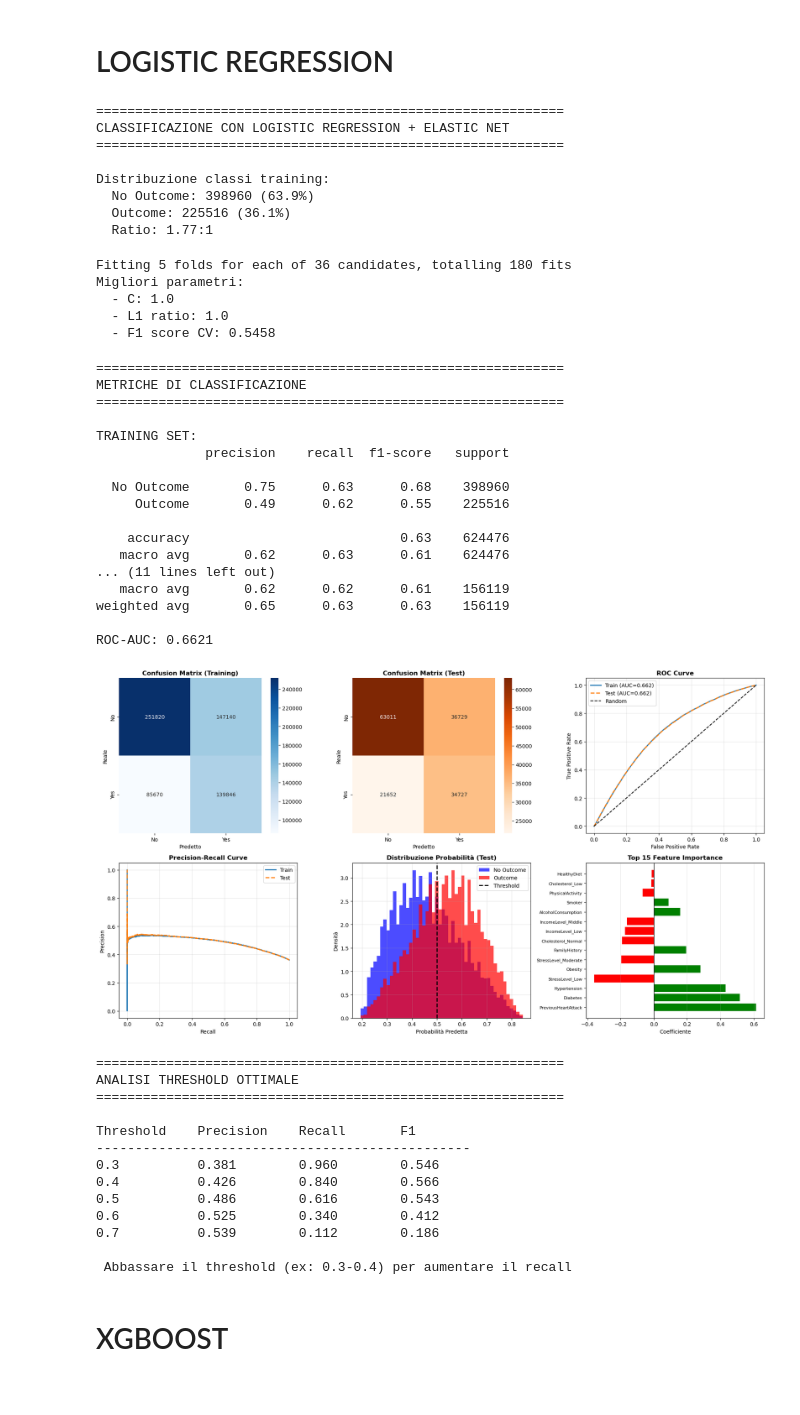
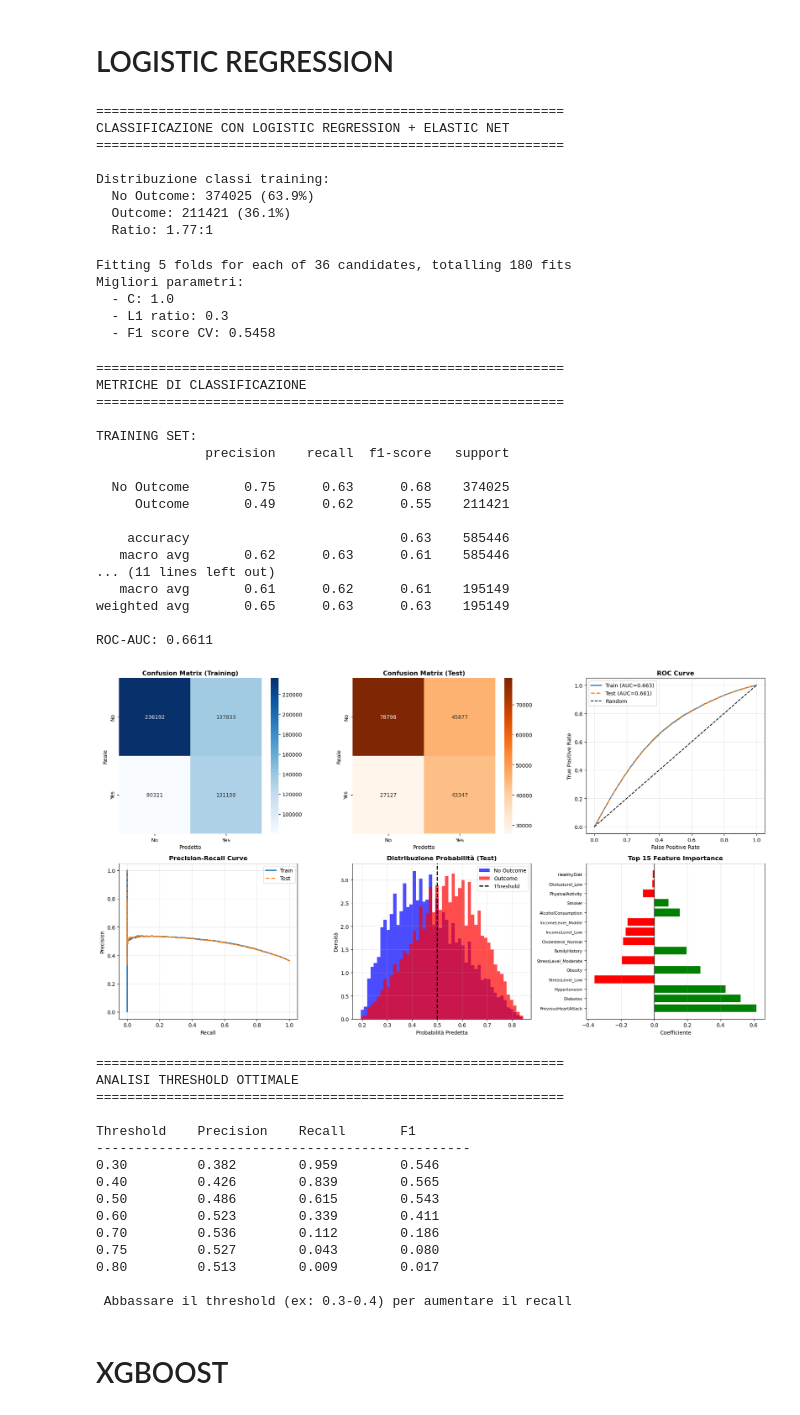
Before and after one commit to miriamsonaglia/Heart-Attack-Prediction-Model, a Jupyter notebook: DataIntensive.ipynb, the cells around one changed output. Cells and saved outputs as stored; diff of their text form; code cells hidden in the pictures.

```diff
--- a/DataIntensive.ipynb
+++ b/DataIntensive.ipynb
@@ -716,7 +676,6 @@ targetCorrelation(dataset, 'PreviousHeartAttack').plot.barh()
 # LOGISTIC REGRESSION
 # %%
 # Setup
-
 X = dataset.drop('Outcome', axis=1)
 y = dataset['Outcome'].astype(int)
 
@@ -731,10 +690,11 @@ preprocessor = ColumnTransformer(
         ('num', StandardScaler(), numeric_features),
         ('cat', OneHotEncoder(drop='first', handle_unknown='ignore'), categorical_features),
         ('bin', 'passthrough', binary_features)
-    ])
+    ]
+)
 
 X_train, X_test, y_train, y_test = train_test_split(
-    X, y, test_size=0.20, stratify=y, random_state=42
+    X, y, test_size=0.25, stratify=y, random_state=42
 )
 
 print("="*60)
@@ -743,17 +703,17 @@ print("="*60 + "\n")
 
 # Distribuzione classi
 print(f"Distribuzione classi training:")
-print(f"  No Outcome: {np.sum(y_train==0)} ({np.sum(y_train==0)/len(y_train)*100:.1f}%)")
-print(f"  Outcome: {np.sum(y_train==1)} ({np.sum(y_train==1)/len(y_train)*100:.1f}%)")
-print(f"  Ratio: {np.sum(y_train==0)/np.sum(y_train==1):.2f}:1\n")
+print(f"- No Outcome: {np.sum(y_train==0)} ({np.sum(y_train==0)/len(y_train)*100:.1f}%)")
+print(f"- Outcome: {np.sum(y_train==1)} ({np.sum(y_train==1)/len(y_train)*100:.1f}%)")
+print(f"- Ratio: {np.sum(y_train==0)/np.sum(y_train==1):.2f}:1\n")
 # %% [output]
 ============================================================
 CLASSIFICAZIONE CON LOGISTIC REGRESSION + ELASTIC NET
 ============================================================
 
 Distribuzione classi training:
-  No Outcome: 398960 (63.9%)
-  Outcome: 225516 (36.1%)
+  No Outcome: 374025 (63.9%)
+  Outcome: 211421 (36.1%)
   Ratio: 1.77:1
 # %%
 # ========================================
@@ -766,8 +726,8 @@ pipeline = Pipeline([
         solver='saga',
         max_iter=10000,
         random_state=42,
-        class_weight='balanced',  # gestisce lo sbilanciamento
-        n_jobs=-1
+        class_weight='balanced',
+        n_jobs=-1           # comunichi alla libreria joblib (usata da sklearn) di utilizzare tutti i processori/core disponibili sul computer
     ))
 ])
 
@@ -781,7 +741,7 @@ grid_search = GridSearchCV(
     pipeline,
     param_grid,
     cv=5,
-    scoring='f1',  # meglio di accuracy per classi sbilanciate
+    scoring='f1',  # meglio di accuracy per classi sbilanciate (VEDI NOTE!!!!!!!!!)
     n_jobs=-1,
     verbose=1
 )
@@ -789,14 +749,14 @@ grid_search = GridSearchCV(
 grid_search.fit(X_train, y_train)
 
 print(f"Migliori parametri:")
-print(f"  - C: {grid_search.best_params_['classifier__C']}")
-print(f"  - L1 ratio: {grid_search.best_params_['classifier__l1_ratio']}")
-print(f"  - F1 score CV: {grid_search.best_score_:.4f}\n")
+print(f"- C: {grid_search.best_params_['classifier__C']}")
+print(f"- L1 ratio: {grid_search.best_params_['classifier__l1_ratio']}")
+print(f"- F1 score CV: {grid_search.best_score_:.4f}\n")
 # %% [output]
 Fitting 5 folds for each of 36 candidates, totalling 180 fits
 Migliori parametri:
   - C: 1.0
-  - L1 ratio: 1.0
+  - L1 ratio: 0.3
   - F1 score CV: 0.5458
 # %%
 # ========================================
@@ -822,7 +782,7 @@ print(f"ROC-AUC: {roc_auc_score(y_train, y_pred_proba_train):.4f}\n")
 print("TEST SET:")
 print(classification_report(y_test, y_pred_test,
                           target_names=['No Outcome', 'Outcome']))
-print(f"ROC-AUC: {roc_auc_score(y_test, y_pred_proba_test):.4f}\n")
+print(f"ROC-AUC: {roc_auc_score(y_test, y_pred_proba_test):.4f}\n")      # VEDI NOTE!!!!!!!!!!!!!!!!!!!
 # %% [output]
 ============================================================
 METRICHE DI CLASSIFICAZIONE
@@ -831,16 +791,16 @@ METRICHE DI CLASSIFICAZIONE
 TRAINING SET:
               precision    recall  f1-score   support
 
-  No Outcome       0.75      0.63      0.68    398960
-     Outcome       0.49      0.62      0.55    225516
+  No Outcome       0.75      0.63      0.68    374025
+     Outcome       0.49      0.62      0.55    211421
 
-    accuracy                           0.63    624476
-   macro avg       0.62      0.63      0.61    624476
+    accuracy                           0.63    585446
+   macro avg       0.62      0.63      0.61    585446
 ... (11 lines left out)
-   macro avg       0.62      0.62      0.61    156119
-weighted avg       0.65      0.63      0.63    156119
+   macro avg       0.61      0.62      0.61    195149
+weighted avg       0.65      0.63      0.63    195149
 
-ROC-AUC: 0.6621
+ROC-AUC: 0.6611
 # %%
 # ========================================
 # GRAFICI
@@ -923,49 +883,49 @@ coef_df = pd.DataFrame({
 colors = ['green' if x > 0 else 'red' for x in coef_df['Coefficient']]
 axes[1, 2].barh(range(len(coef_df)), coef_df['Coefficient'], color=colors)
 axes[1, 2].set_yticks(range(len(coef_df)))
 axes[1, 2].set_yticklabels(coef_df['Feature'], fontsize=8)
 axes[1, 2].set_xlabel('Coefficiente')
 axes[1, 2].set_title('Top 15 Feature Importance', fontweight='bold')
 axes[1, 2].axvline(0, color='black', linewidth=1)
 axes[1, 2].grid(True, alpha=0.3, axis='x')
 
 plt.tight_layout()
 plt.show()
 
 # ========================================
 # ANALISI THRESHOLD
 # ========================================
 print("\n" + "="*60)
 print("ANALISI THRESHOLD OTTIMALE")
 print("="*60 + "\n")
 
-thresholds = [0.3, 0.4, 0.5, 0.6, 0.7]
+thresholds = [0.3, 0.4, 0.5, 0.6, 0.7, 0.75, 0.8]
 print(f"{'Threshold':<12} {'Precision':<12} {'Recall':<12} {'F1':<12}")
 print("-" * 48)
 
 from sklearn.metrics import precision_score, recall_score, f1_score
 
 for thresh in thresholds:
     y_pred_thresh = (y_pred_proba_test >= thresh).astype(int)
     prec = precision_score(y_test, y_pred_thresh)
     rec = recall_score(y_test, y_pred_thresh)
     f1 = f1_score(y_test, y_pred_thresh)
-    print(f"{thresh:<12.1f} {prec:<12.3f} {rec:<12.3f} {f1:<12.3f}")
-
-print("\n Abbassare il threshold (ex: 0.3-0.4) per aumentare il recall")
+    print(f"{thresh:<12.2f} {prec:<12.3f} {rec:<12.3f} {f1:<12.3f}")
 # %% [output]
-[figure, old version]
+[figure, new version]
 ============================================================
 ANALISI THRESHOLD OTTIMALE
 ============================================================
 
 Threshold    Precision    Recall       F1
 ------------------------------------------------
-0.3          0.381        0.960        0.546
-0.4          0.426        0.840        0.566
-0.5          0.486        0.616        0.543
-0.6          0.525        0.340        0.412
-0.7          0.539        0.112        0.186
+0.30         0.382        0.959        0.546
+0.40         0.426        0.839        0.565
+0.50         0.486        0.615        0.543
+0.60         0.523        0.339        0.411
+0.70         0.536        0.112        0.186
+0.75         0.527        0.043        0.080
+0.80         0.513        0.009        0.017
 
  Abbassare il threshold (ex: 0.3-0.4) per aumentare il recall
 # %% [markdown]
```
Also changed, not shown: parts of 26 cells of this notebook.
